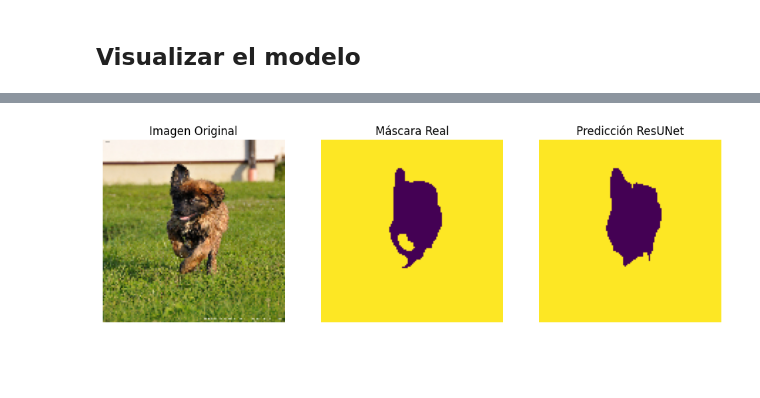
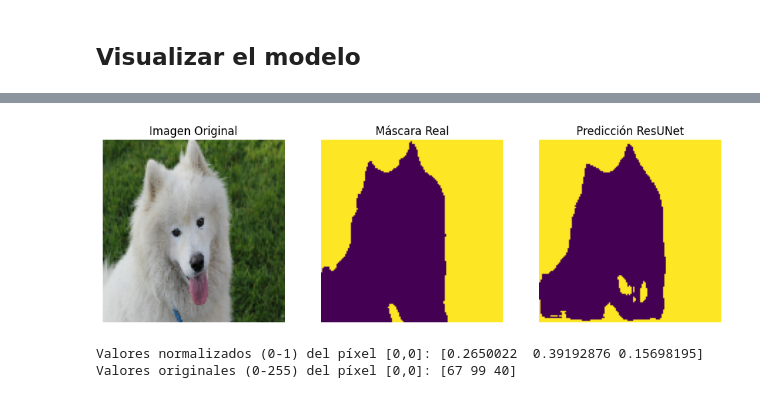
Before and after one commit to JFSS20000/07MIAR04, a Jupyter notebook: C2_ResUnet_JOSE_FERNANDO_SARMIENTO.ipynb, the cells around one changed output, grey strips where cells are left out. Saved outputs shown, nothing was run; the diff lists cells and outputs as text; code cells hidden in the pictures; blank space fills up the shorter version.

```diff
--- a/C2_ResUnet_JOSE_FERNANDO_SARMIENTO.ipynb
+++ b/C2_ResUnet_JOSE_FERNANDO_SARMIENTO.ipynb
@@ -172,7 +172,17 @@ def display(display_list):
 for image, mask in val_batches.take(1):
     pred_mask = model.predict(image)
 
-    # Tomamos el primer ejemplo del batch [0]
+    # Tomamos cualquier imagen del batch [x]
     # La máscara real y la predicción se procesan dentro de la función display
-    display([image[0], mask[0], pred_mask[0]])
+    display([image[11], mask[11], pred_mask[11]])
+
+    # Acceder al píxel [0,0] de la imagen 11 del batch
+    # El formato es [índice_imagen, alto, ancho, canales]
+    pixel_normalizado = image[11, 0, 0, :].numpy()
+
+    print(f"Valores normalizados (0-1) del píxel [0,0]: {pixel_normalizado}")
+
+    # 2. Si quieres ver los valores originales (0-255)
+    pixel_original = pixel_normalizado * 255.0
+    print(f"Valores originales (0-255) del píxel [0,0]: {pixel_original.astype(int)}")
 # %% [output]
@@ -180 +190,3 @@ for image, mask in val_batches.take(1):
-[figure, old version]
+[figure, new version]
+Valores normalizados (0-1) del píxel [0,0]: [0.2650022  0.39192876 0.15698195]
+Valores originales (0-255) del píxel [0,0]: [67 99 40]
```
Also changed, not shown: parts of 1 cell of this notebook.
